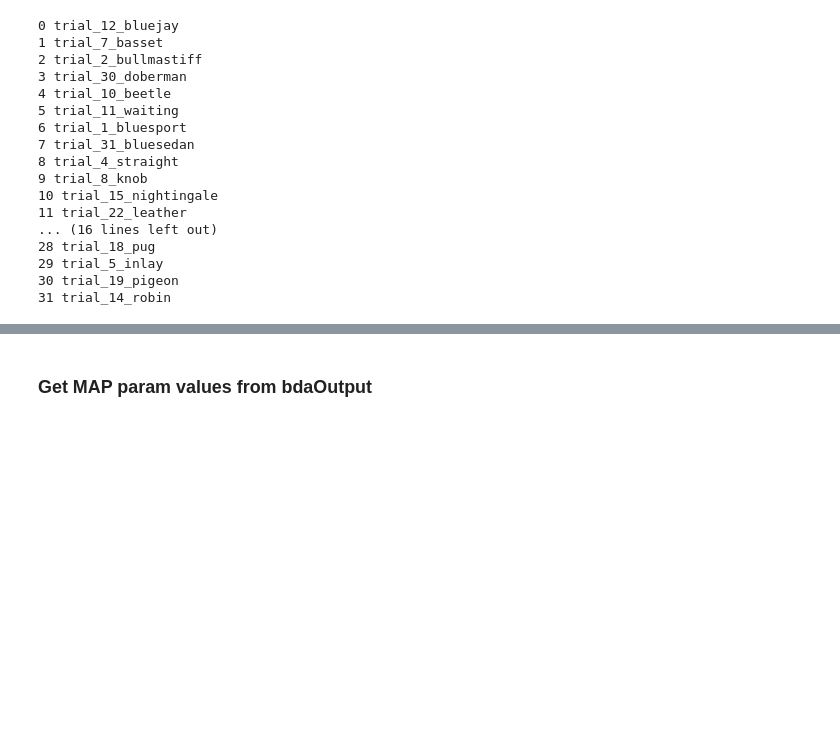
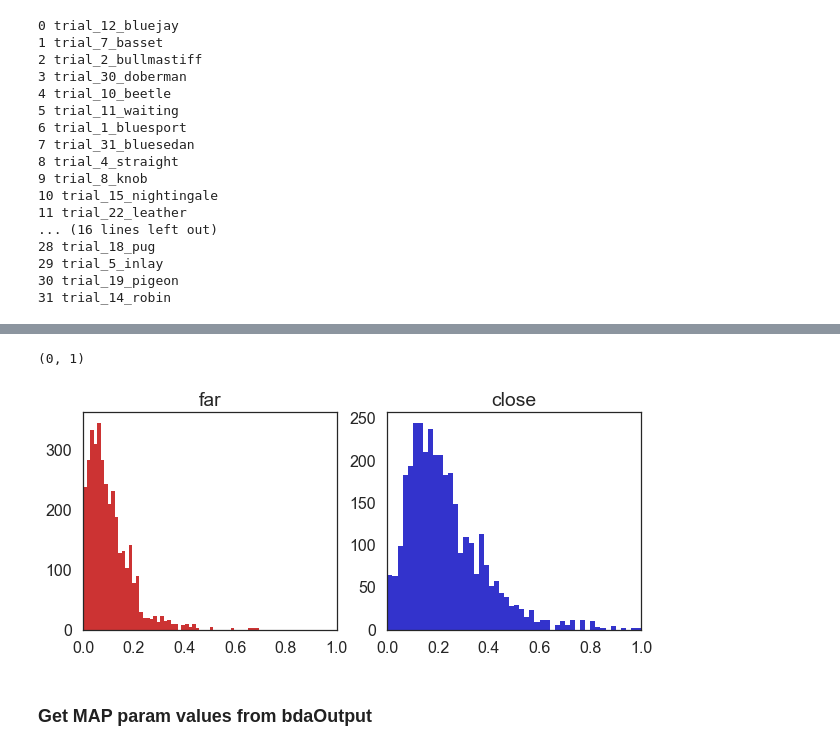
Before and after one commit to judithfan/visual_communication_in_context, a Jupyter notebook: analysis/pilot2_analysis_sketchpad_basic_recog.ipynb, the cells around one changed output, grey strips where cells are left out. Cells and saved outputs as stored; diff of their text form; code cells hidden in the pictures; blank space fills up the shorter version.

```diff
--- a/analysis/pilot2_analysis_sketchpad_basic_recog.ipynb
+++ b/analysis/pilot2_analysis_sketchpad_basic_recog.ipynb
@@ -520,0 +595,21 @@ y.head()
+# %%
+metric = 'rescaled_drawDuration'
+f = X[X['condition']=='further'][metric].values
+c = X[X['condition']=='closer'][metric].values
+
+# # transformed
+# _f = np.log(f+1e-5)
+# _c = np.log(c+1e-5)
+
+fig = plt.figure(figsize=(10,4))
+plt.subplot(121)
+h = plt.hist(f,50,color=[0.8,0.2,0.2],label='further')
+plt.xlim([0,1])
+plt.title('far')
+plt.subplot(122)
+h = plt.hist(c,50,color=[0.2,0.2,0.8],label='closer')
+plt.title('close')
+plt.xlim([0,1])
+# %% [output]
+(0, 1)
+[figure, added]
```
Also changed, not shown: parts of 17 cells of this notebook.
